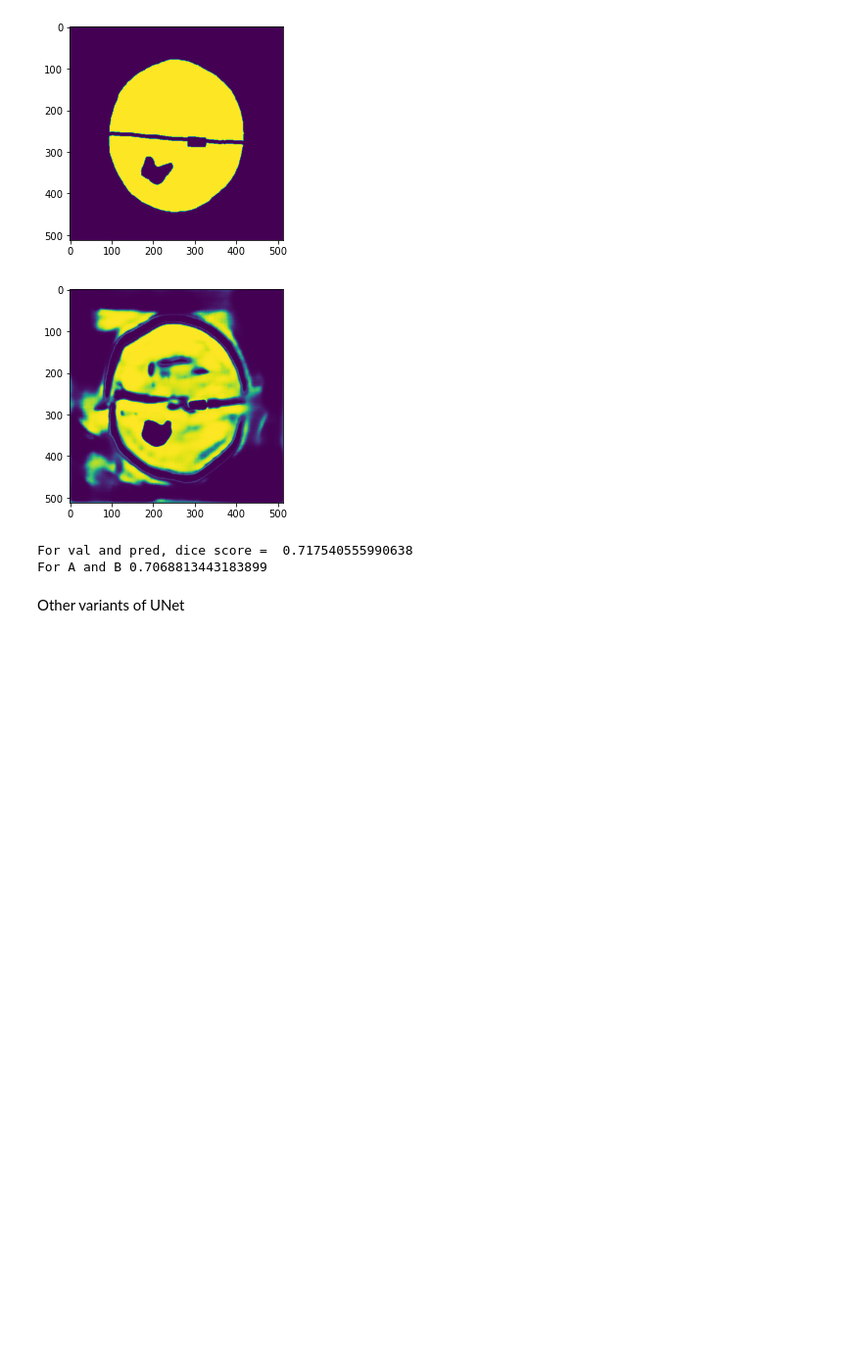
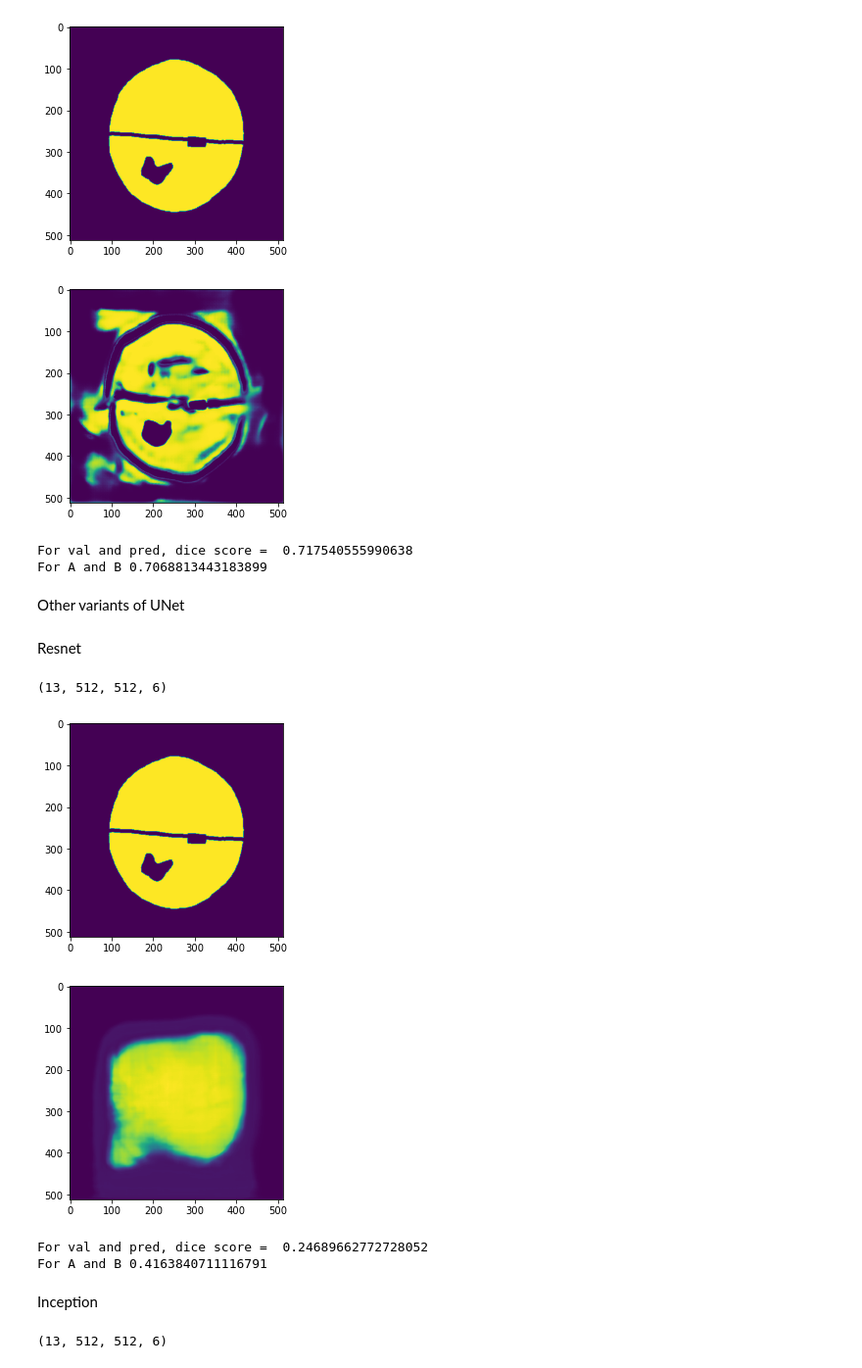
Before and after one commit to xanthan011/fetal-segmentation, a Jupyter notebook: test.ipynb, the cells around one changed output. Shown: that part at 98% size. Saved outputs shown, nothing was run; the diff lists cells and outputs as text; code cells hidden in the pictures; blank space fills up the shorter version.

```diff
--- a/test.ipynb
+++ b/test.ipynb
@@ -211,3 +214,47 @@ For val and pred, dice score =  0.717540555990638
 For A and B 0.7068813443183899
 # %% [markdown]
 Other variants of UNet
+# %% [markdown]
+Resnet
+# %%
+model_pretrained_resnet = ["unet_with_resnet_backbone_with_dice_and_focal_batch_4.hdf5","unet_with_resnet_backbone.hdf5"]
+#unet_with_resnet_backbone.hdf5 (batch size 8) performed better but overall, both didn't converge
+n_classes=6
+activation='softmax'
+BACKBONE1 = 'resnet34'
+preprocess_input1 = sm.get_preprocessing(BACKBONE1)
+
+# preprocess input
+X_val = preprocess_input1(val_images)
+X_test = preprocess_input1(test_images)
+
+# define model
+model1 = sm.Unet(BACKBONE1, encoder_weights='imagenet', classes=n_classes, activation=activation)
+model1 = tf.keras.models.load_model(model_pretrained_resnet[0], compile = False)
+# %%
+y_pred=model1.predict(X_test)
+print(y_pred.shape)
+# %% [output]
+(13, 512, 512, 6)
+# %%
+y_pred=model1.predict(X_val)
+i = 0
+j = 5
+plt.imshow(val_masks_cat[i,:,:,j])
+plt.show()
+plt.imshow(y_pred[i,:,:,j])
+plt.show()
+# %% [output]
+[figure, added]
+[figure, added]
+# %%
+y_pred=model1.predict(X_val)
+dice_score = dice_coef_multilabel(val_masks_cat, y_pred, 6)
+print(f'For val and pred, dice score =  {dice_score}')
+iou = iou_coef(val_masks_cat, y_pred)
+print(f'For A and B {iou}')
+# %% [output]
+For val and pred, dice score =  0.24689662772728052
+For A and B 0.4163840711116791
+# %% [markdown]
+Inception
@@ -213,0 +278,5 @@ Other variants of UNet
+# %%
+y_pred=model2.predict(X_test)
+print(y_pred.shape)
+# %% [output]
+(13, 512, 512, 6)
```
Also changed, not shown: parts of 10 cells of this notebook.
